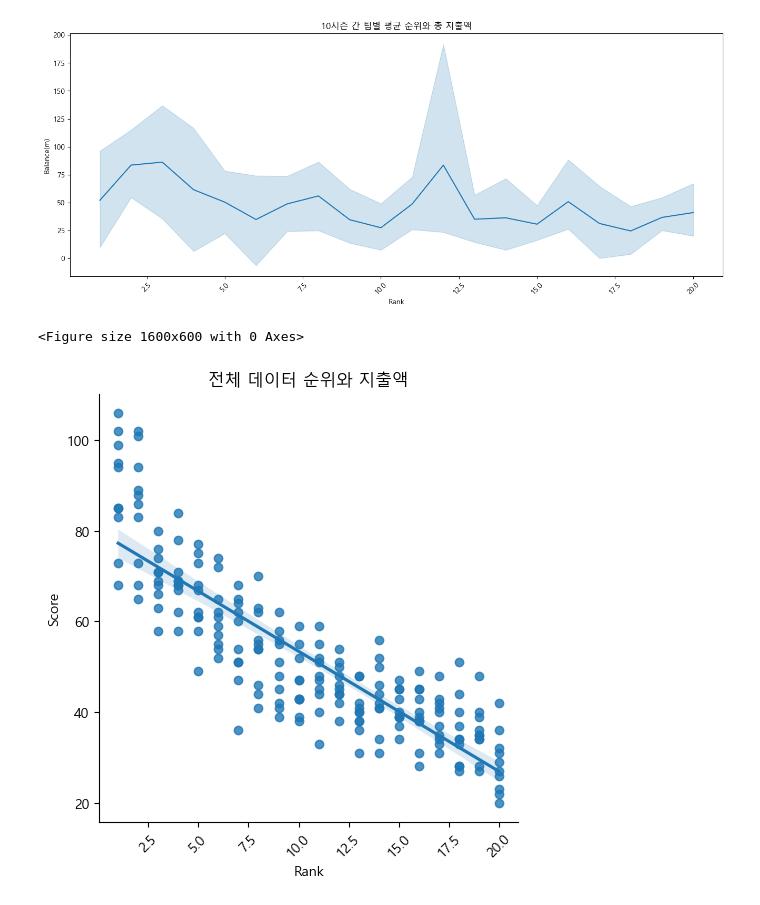
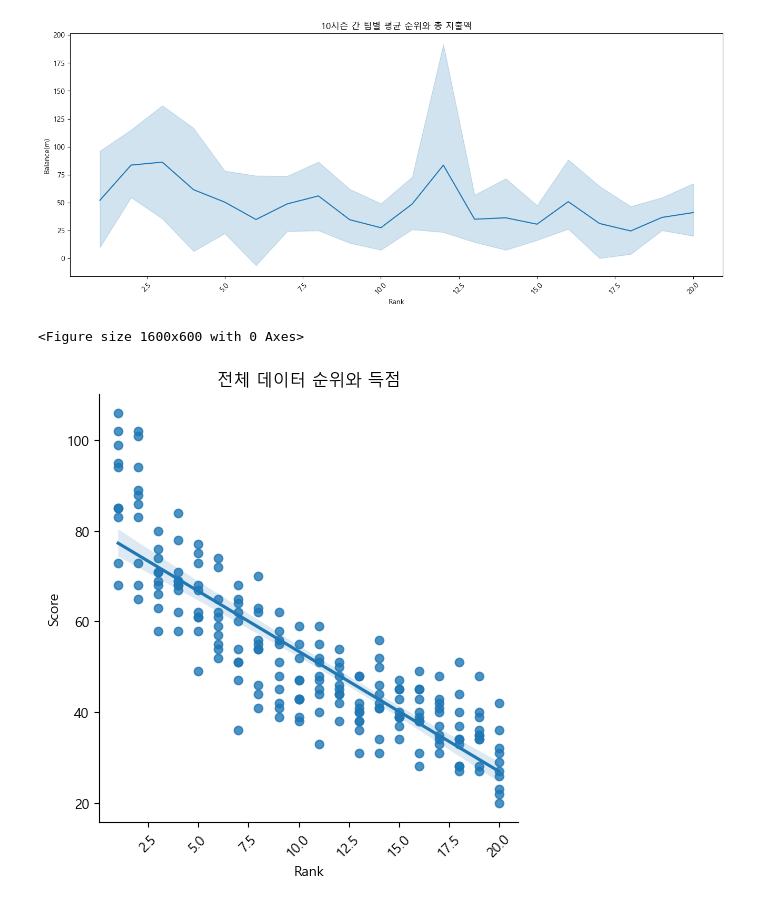
Before and after one commit to gingerman123/Soccer-Data, a Jupyter notebook: soccer_analysis.ipynb, the cells around one changed output. Cells and saved outputs as stored; diff of their text form; code cells hidden in the pictures.

```diff
--- a/soccer_analysis.ipynb
+++ b/soccer_analysis.ipynb
@@ -340,11 +340,12 @@ plt.show()
 # %% [output]
 [figure]
 # %%
+# 전체 데이터 순위와 득점
 plt.figure(figsize = (16,6))
 sns.lmplot(data = soccer,x = 'Rank', y = 'Score')
 plt.xticks(rotation = 45)
-plt.title('전체 데이터 순위와 지출액')
+plt.title('전체 데이터 순위와 득점')
 plt.show()
 # %% [output]
 <Figure size 1600x600 with 0 Axes>
-[figure, old version]
+[figure, new version]
```
Also changed, not shown: parts of 7 cells of this notebook.
